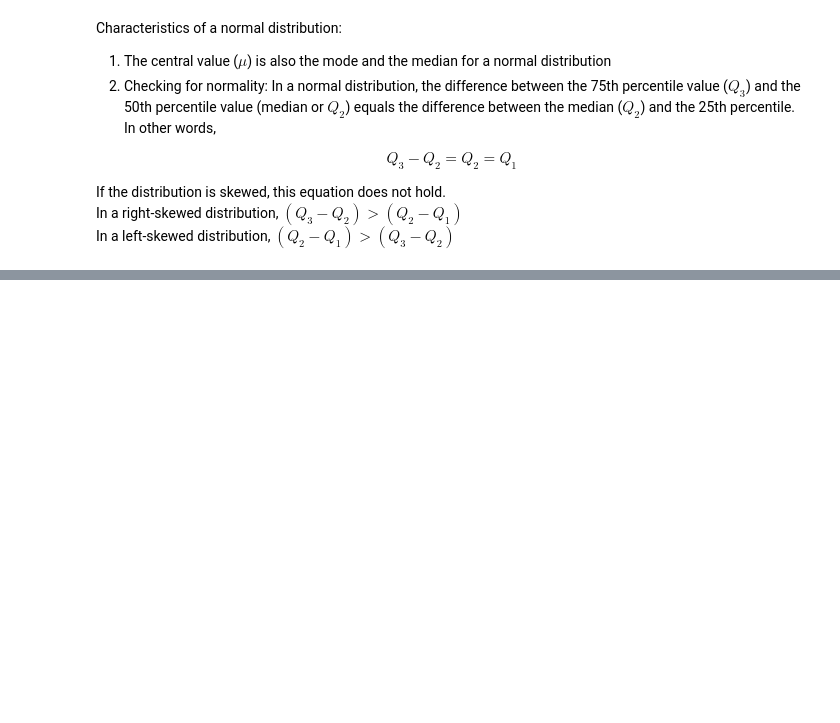
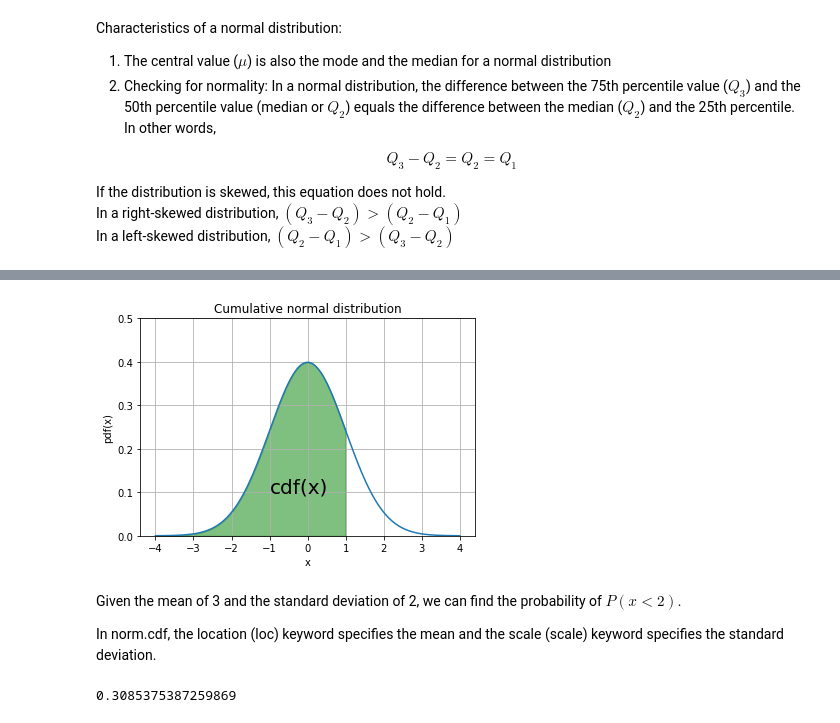
Before and after one commit to CodeRabbitHub/Statistics-and-Probability-For-Data-Science, a Jupyter notebook: 04. Probability distributions.ipynb, the cells around one changed output, grey strips where cells are left out. Drawn from its saved outputs; the diff is of its cells as text; code cells hidden in the pictures; blank space fills up the shorter version.

```diff
--- a/04. Probability distributions.ipynb
+++ b/04. Probability distributions.ipynb
@@ -193,0 +266,28 @@ original normal distribution.
+# %%
+fig, ax = plt.subplots()
+# for distribution curve
+x= np.arange(-4,4,0.001)
+ax.plot(x, norm.pdf(x))
+ax.set_title("Cumulative normal distribution")
+ax.set_xlabel('x')
+ax.set_ylabel('pdf(x)')
+ax.grid(True)
+# for fill_between
+px=np.arange(-4,1,0.01)
+ax.set_ylim(0,0.5)
+ax.fill_between(px,norm.pdf(px),alpha=0.5, color='g')
+# for text
+ax.text(-1,0.1,"cdf(x)", fontsize=20)
+plt.show()
+# %% [output]
+[figure, added]
+# %% [markdown]
+Given the mean of 3 and the standard deviation of 2, we can find the probability of $P(x<2)$.
+
+In norm.cdf, the location (loc) keyword specifies the mean and the scale (scale) keyword specifies the standard deviation.
+# %%
+from scipy.stats import norm
+lessthan2=norm.cdf(x=2, loc=3, scale=2)
+print(lessthan2)
+# %% [output]
+0.3085375387259869
```
Also changed, not shown: parts of 29 cells of this notebook, 1 other file.
